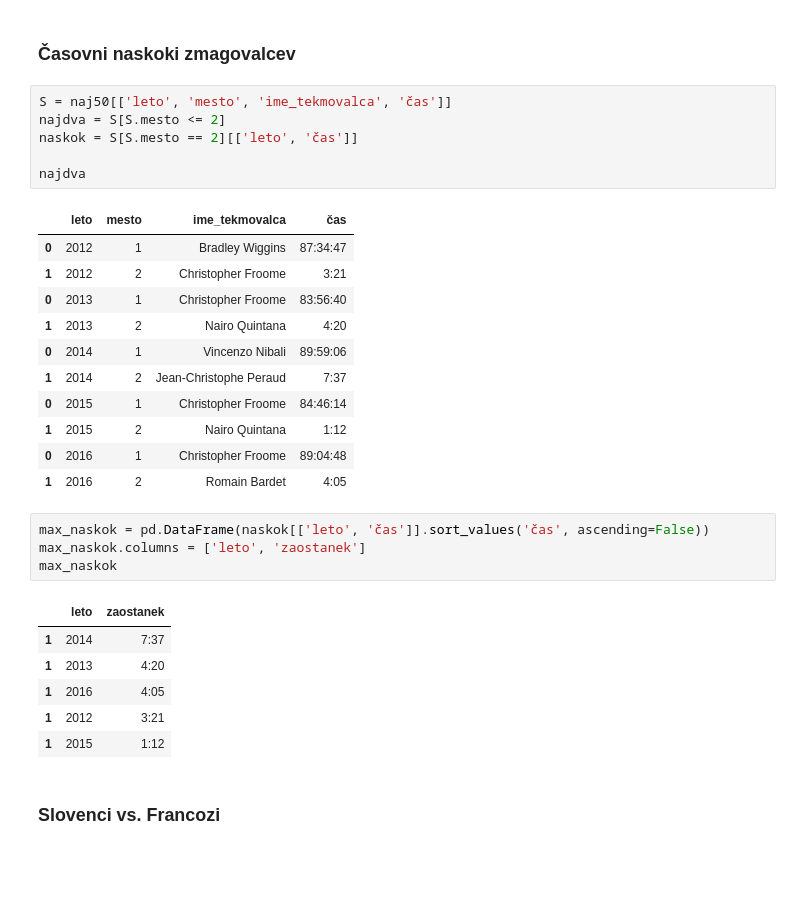
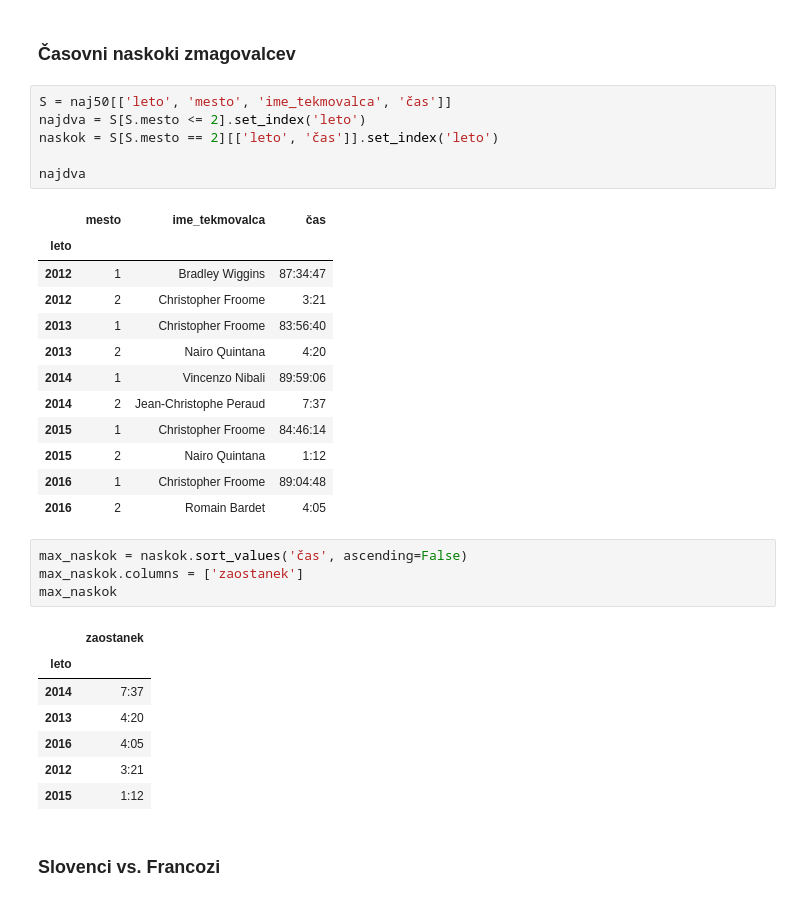
Before and after one commit to aeTS/Projekt-PRO1, a Jupyter notebook: Projekt_analiza_Tour.ipynb, the cells around one changed output. Drawn from its saved outputs; the diff is of its cells as text; blank space fills up the shorter version.

```diff
--- a/Projekt_analiza_Tour.ipynb
+++ b/Projekt_analiza_Tour.ipynb
@@ -174,33 +176,35 @@ R1 = pd.concat([ru2, ru3, ru4, ru5, ru6], axis = 1).plot(kind='bar',
 ### Časovni naskoki zmagovalcev
 # %%
 S = naj50[['leto', 'mesto', 'ime_tekmovalca', 'čas']]
-najdva = S[S.mesto <= 2]
-naskok = S[S.mesto == 2][['leto', 'čas']]
+najdva = S[S.mesto <= 2].set_index('leto')
+naskok = S[S.mesto == 2][['leto', 'čas']].set_index('leto')
 
 najdva
 # %% [output]
-|  | leto | mesto | ime_tekmovalca | čas |
-| 0 | 2012 | 1 | Bradley Wiggins | 87:34:47 |
-| 1 | 2012 | 2 | Christopher Froome | 3:21 |
-| 0 | 2013 | 1 | Christopher Froome | 83:56:40 |
-| 1 | 2013 | 2 | Nairo Quintana | 4:20 |
-| 0 | 2014 | 1 | Vincenzo Nibali | 89:59:06 |
-| 1 | 2014 | 2 | Jean-Christophe Peraud | 7:37 |
-| 0 | 2015 | 1 | Christopher Froome | 84:46:14 |
-| 1 | 2015 | 2 | Nairo Quintana | 1:12 |
-| 0 | 2016 | 1 | Christopher Froome | 89:04:48 |
-| 1 | 2016 | 2 | Romain Bardet | 4:05 |
+|  | mesto | ime_tekmovalca | čas |
+| leto |  |  |  |
+| 2012 | 1 | Bradley Wiggins | 87:34:47 |
+| 2012 | 2 | Christopher Froome | 3:21 |
+| 2013 | 1 | Christopher Froome | 83:56:40 |
+| 2013 | 2 | Nairo Quintana | 4:20 |
+| 2014 | 1 | Vincenzo Nibali | 89:59:06 |
+| 2014 | 2 | Jean-Christophe Peraud | 7:37 |
+| 2015 | 1 | Christopher Froome | 84:46:14 |
+| 2015 | 2 | Nairo Quintana | 1:12 |
+| 2016 | 1 | Christopher Froome | 89:04:48 |
+| 2016 | 2 | Romain Bardet | 4:05 |
 # %%
-max_naskok = pd.DataFrame(naskok[['leto', 'čas']].sort_values('čas', ascending=False))
-max_naskok.columns = ['leto', 'zaostanek']
+max_naskok = naskok.sort_values('čas', ascending=False)
+max_naskok.columns = ['zaostanek']
 max_naskok
 # %% [output]
-|  | leto | zaostanek |
-| 1 | 2014 | 7:37 |
-| 1 | 2013 | 4:20 |
-| 1 | 2016 | 4:05 |
-| 1 | 2012 | 3:21 |
-| 1 | 2015 | 1:12 |
+|  | zaostanek |
+| leto |  |
+| 2014 | 7:37 |
+| 2013 | 4:20 |
+| 2016 | 4:05 |
+| 2012 | 3:21 |
+| 2015 | 1:12 |
 # %% [markdown]
 ### Slovenci vs. Francozi
 # %% [markdown]
```
Also changed, not shown: parts of 20 cells of this notebook.
